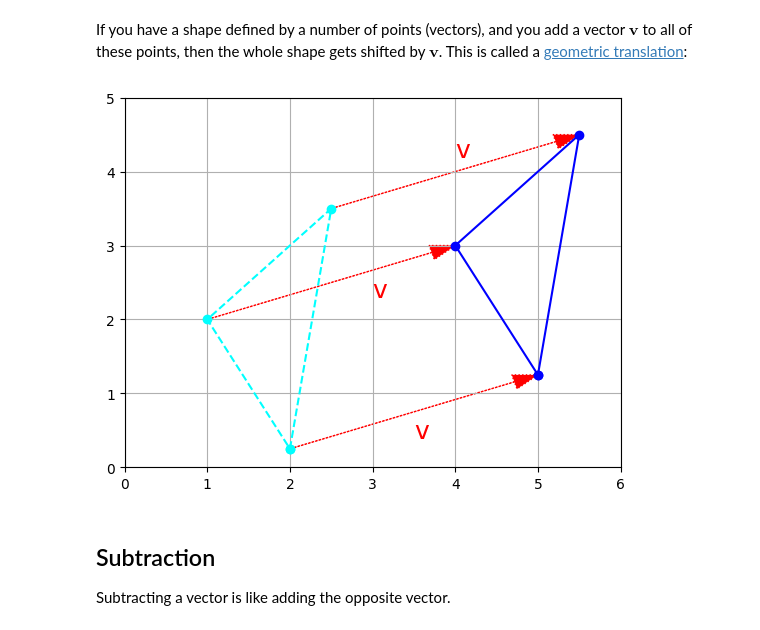
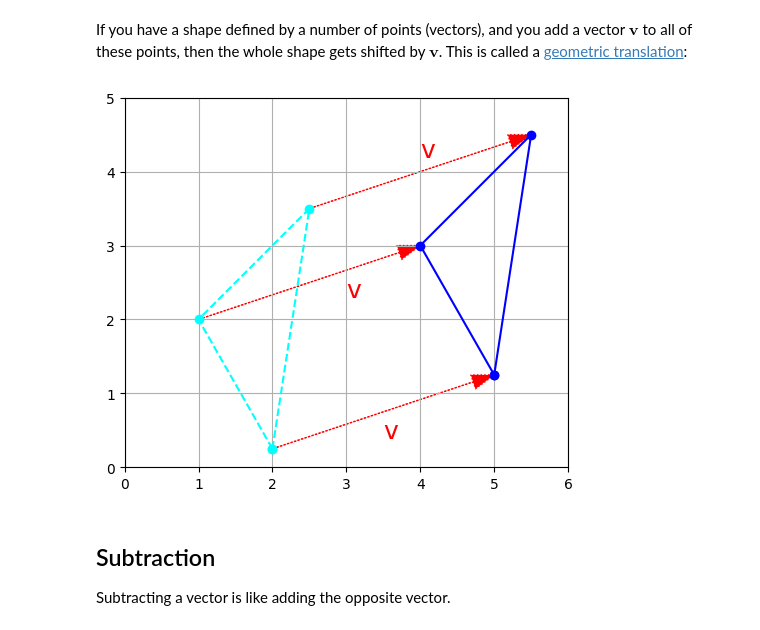
Before and after one commit to ancilcleetus/My-Learning-Journey-in-AI, a Jupyter notebook: Maths/Linear_Algebra.ipynb, the cells around one changed output. Drawn from its saved outputs; the diff is of its cells as text; code cells hidden in the pictures.

```diff
--- a/Maths/Linear_Algebra.ipynb
+++ b/Maths/Linear_Algebra.ipynb
@@ -250,31 +255,32 @@ If you have a shape defined by a number of points (vectors), and you add a vecto
 # %%
 t1 = np.array([2, 0.25])
 t2 = np.array([2.5, 3.5])
 t3 = np.array([1, 2])
 
 x_coords, y_coords = zip(t1, t2, t3, t1)  # repeat first point to close the shape
 plt.plot(x_coords, y_coords, linestyle="--", color="cyan", marker="o")
 
 plot_vector2d(v, origin=t1, color="red", linestyle=":")
 plot_vector2d(v, origin=t2, color="red", linestyle=":")
 plot_vector2d(v, origin=t3, color="red", linestyle=":")
 
 t1b = t1 + v
 t2b = t2 + v
 t3b = t3 + v
 
 x_coords, y_coords = zip(t1b, t2b, t3b, t1b)  # repeat first point to close the shape
 plt.plot(x_coords, y_coords, linestyle="-", color="blue", marker="o")
 
 plt.text(4, 4.2, "v", color="red", fontsize=18)
 plt.text(3, 2.3, "v", color="red", fontsize=18)
 plt.text(3.5, 0.4, "v", color="red", fontsize=18)
 
 plt.axis([0, 6, 0, 5])
+plt.gca().set_aspect("equal")
 plt.grid()
 plt.show()
 # %% [output]
-[figure, old version]
+[figure, new version]
 # %% [markdown]
 ## Subtraction
 Subtracting a vector is like adding the opposite vector.
```
Also changed, not shown: parts of 7 cells of this notebook.
